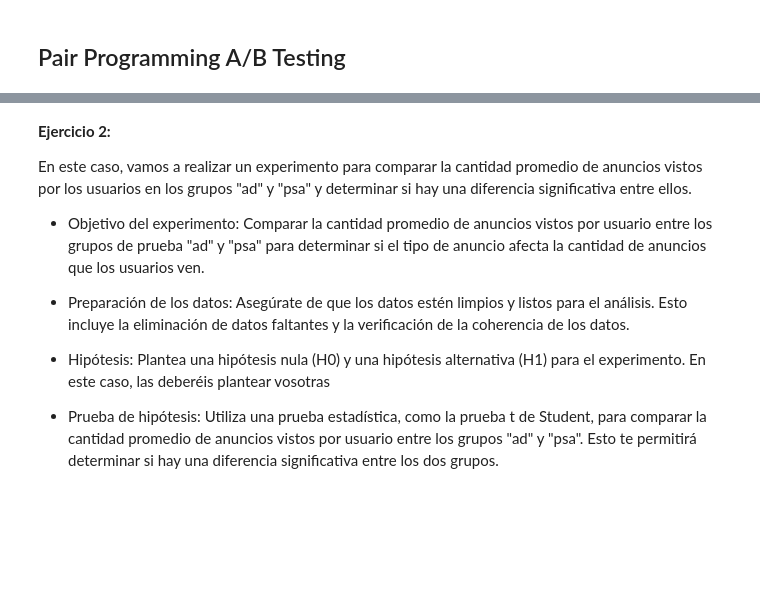
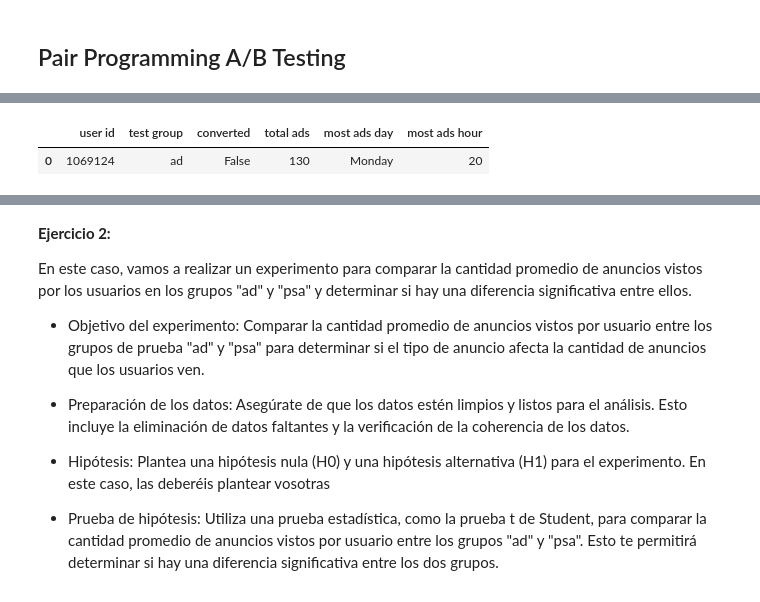
Before and after one commit to DianaG92/adalab-pair_programming-modulo3, a Jupyter notebook: promoH-modulo3-pairprogramming-AB_Testing-DIANA_ISA.ipynb, the cells around one changed output, grey strips where cells are left out. Saved outputs shown, nothing was run; the diff lists cells and outputs as text; code cells hidden in the pictures; blank space fills up the shorter version.

```diff
--- a/promoH-modulo3-pairprogramming-AB_Testing-DIANA_ISA.ipynb
+++ b/promoH-modulo3-pairprogramming-AB_Testing-DIANA_ISA.ipynb
@@ -34,0 +13,34 @@ Supongamos que estamos realizando un experimento para determinar si un nuevo dis
+# %%
+# importamos las librerías que necesitamos
+
+# Tratamiento de datos
+# -----------------------------------------------------------------------
+import pandas as pd
+import numpy as np
+
+# Visualización
+# ------------------------------------------------------------------------------
+import matplotlib.pyplot as plt
+import seaborn as sns
+
+# Evaluar linealidad de las relaciones entre las variables
+# y la distribución de las variables
+# ------------------------------------------------------------------------------
+#from scipy.stats import shapiro, kstest, poisson, chisquare, ttest_ind, levene, bartlett, sem, ppf
+import scipy.stats as stats
+
+# Configuración
+# -----------------------------------------------------------------------
+pd.set_option('display.max_columns', None) # para poder visualizar todas las columnas de los DataFrames
+pd.options.display.float_format = '{:.1f}'.format # para poner los números con un decimal
+
+# Gestión de los warnings
+# -----------------------------------------------------------------------
+import warnings
+warnings.filterwarnings("ignore")
+# %%
+df=pd.read_csv('marketing_AB.csv', index_col=0)
+df.head(1)
+# %% [output]
+|  | user id | test group | converted | total ads | most ads day | most ads hour |
+| 0 | 1069124 | ad | False | 130 | Monday | 20 |
```
Also changed, not shown: parts of 5 cells of this notebook.
